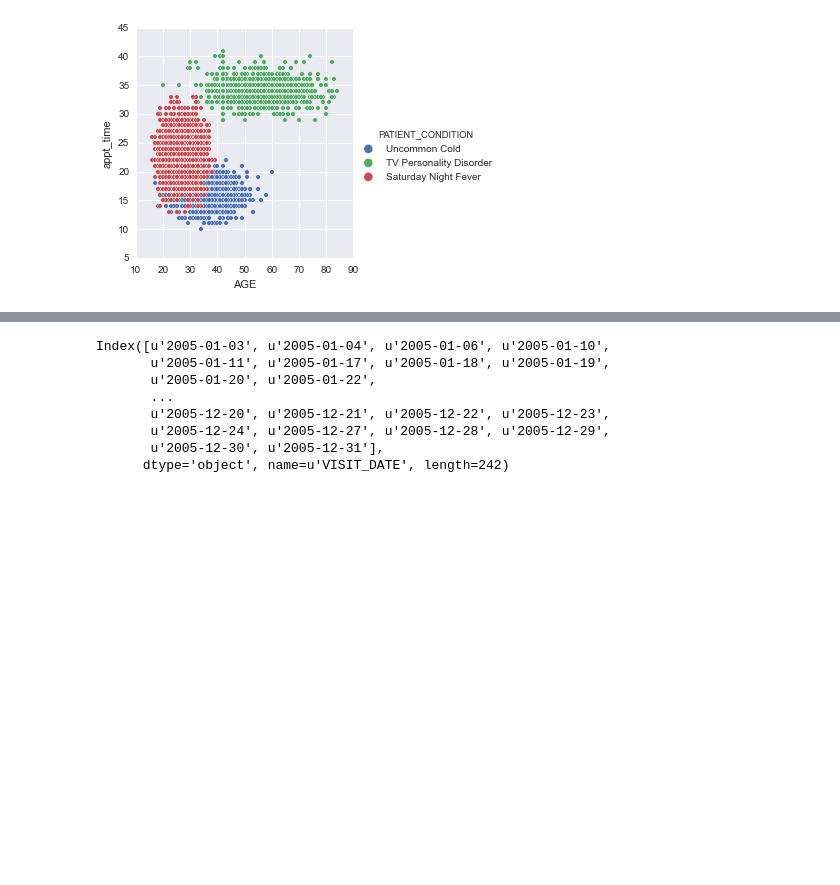
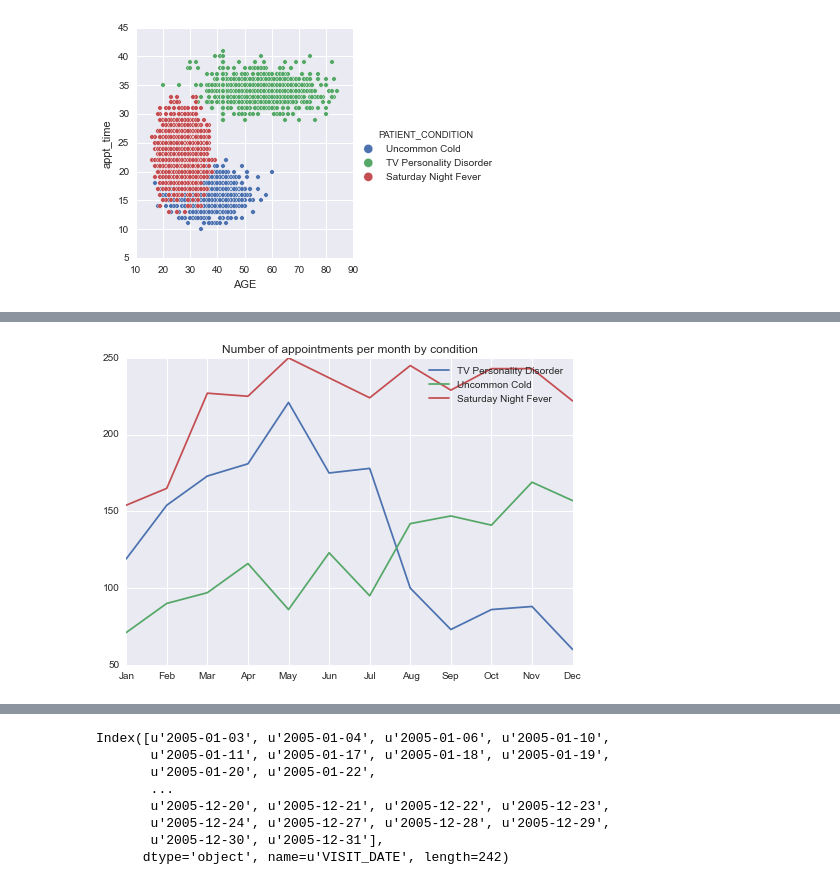
Before and after one commit to gautsi/pmareport, a Jupyter notebook: notebooks/pma.ipynb, the cells around one changed output, grey strips where cells are left out. Drawn from its saved outputs; the diff is of its cells as text; code cells hidden in the pictures; blank space fills up the shorter version.

```diff
--- a/notebooks/pma.ipynb
+++ b/notebooks/pma.ipynb
@@ -50,0 +50,14 @@ for i in set(df.PROVIDER_NAME):
+# %%
+df_month_cond = df.groupby(['month', 'PATIENT_CONDITION'])
+df_month_cond_cnt = df_month_cond.count()
+for i in set(df.PATIENT_CONDITION):
+    #plt.clf()
+    data = df_month_cond_cnt.xs(i, level='PATIENT_CONDITION')
+    plt.plot(xrange(1,13), data.PATIENT_ID, label=i)
+    plt.xticks(xrange(0, 13), calendar.month_abbr)
+    plt.xlim(xmin=1)
+plt.title('Number of appointments per month by condition')
+plt.legend()
+plt.savefig('appts_per_month_cond.png', dpi=300)
+# %% [output]
+[figure, added]
```
Also changed, not shown: parts of 8 cells of this notebook.
